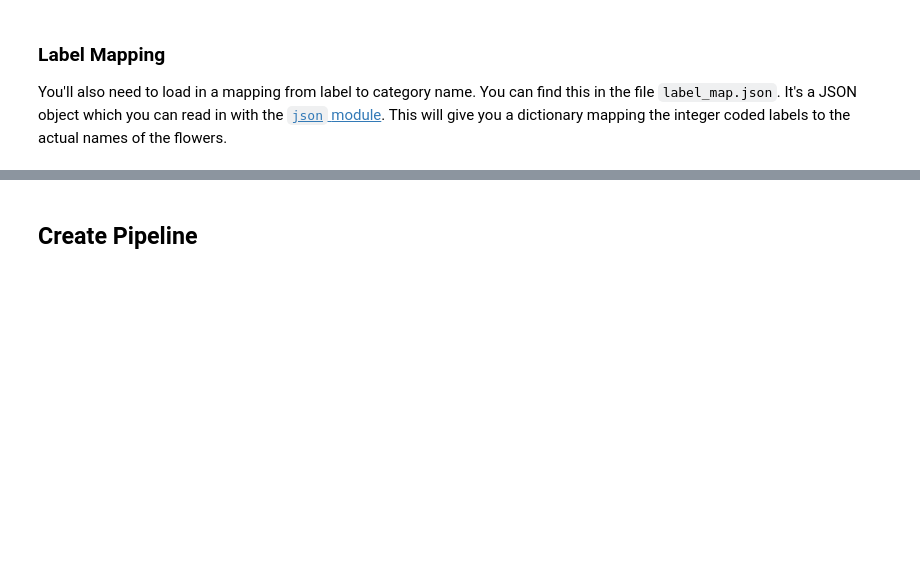
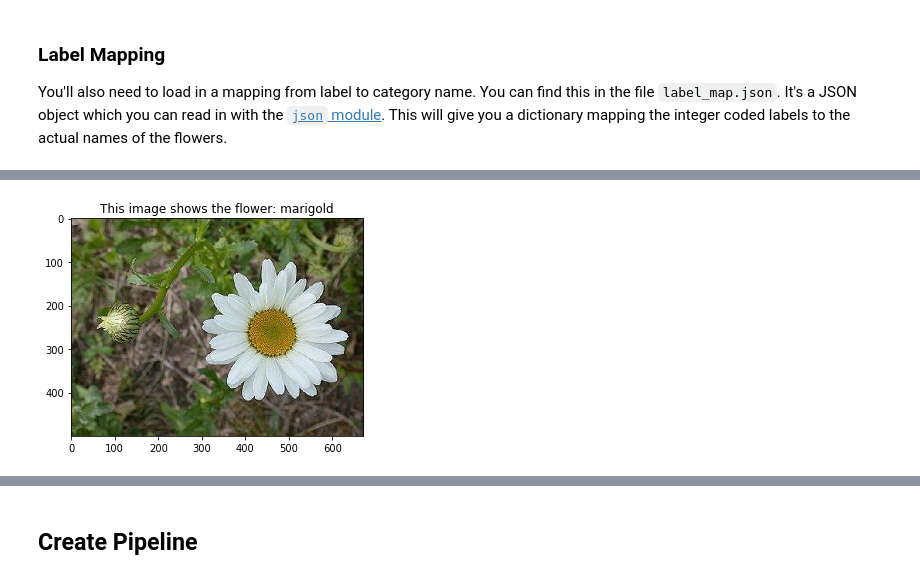
Before and after one commit to AmandaWorker/Flower-Image-Classifier, a Jupyter notebook: Project_Image_Classifier_Project.ipynb, the cells around one changed output, grey strips where cells are left out. Saved outputs shown, nothing was run; the diff lists cells and outputs as text; code cells hidden in the pictures; blank space fills up the shorter version.

```diff
--- a/Project_Image_Classifier_Project.ipynb
+++ b/Project_Image_Classifier_Project.ipynb
@@ -180,3 +229,17 @@ with open('label_map.json', 'r') as f:
 # %%
 # TODO: Plot 1 image from the training set. Set the title
 # of the plot to the corresponding class name.
+
+for image, label in training_set.take(5):
+    image = image.numpy()
+    label = label.numpy()
+    val = str(label + 1)
+
+
+plt.imshow(image)
+
+# Set the title of the plot to the corresponding image label.
+plt.title('This image shows the flower: {}'.format(class_names.get(val)))
+plt.show()
+# %% [output]
+[figure, added]
```
Also changed, not shown: parts of 15 cells of this notebook.
